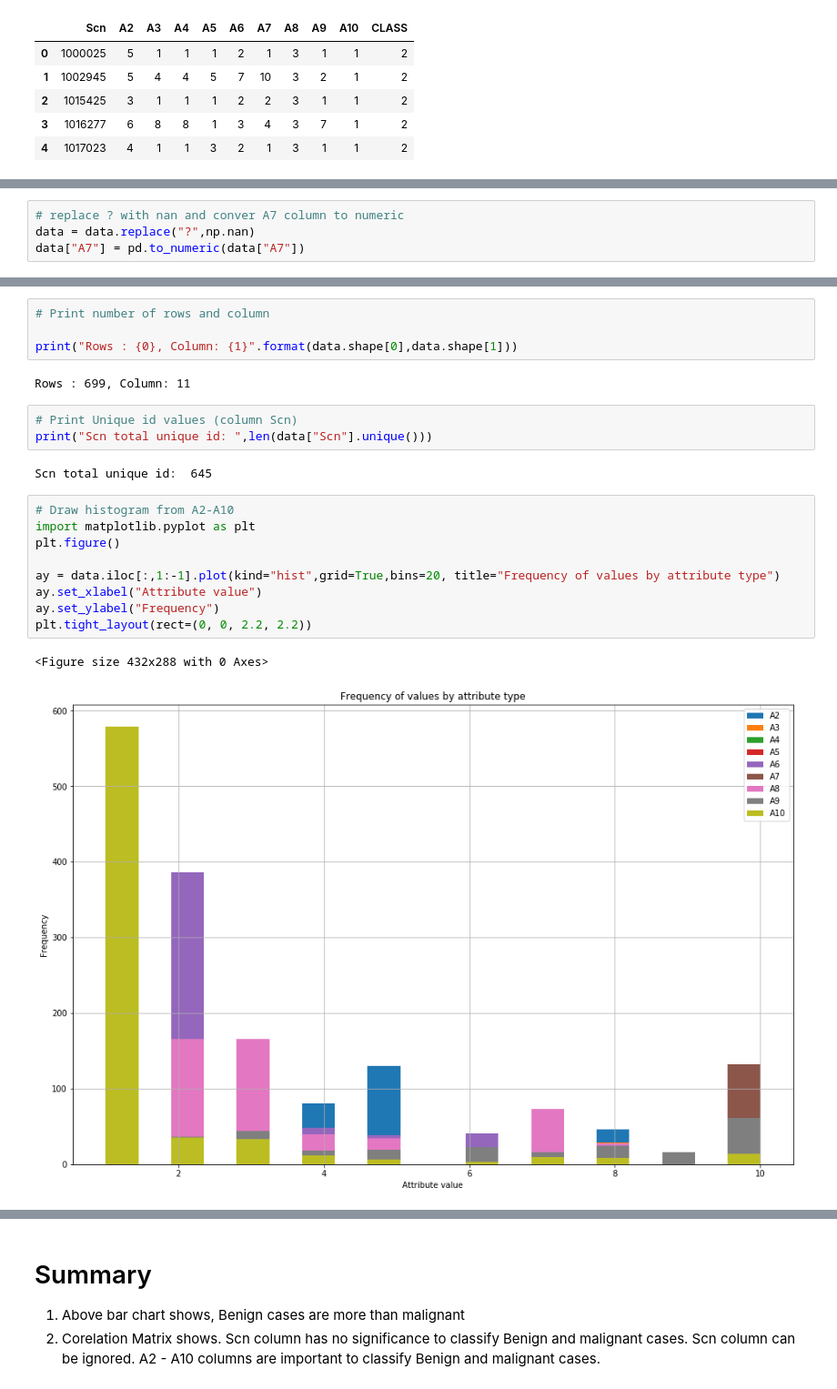
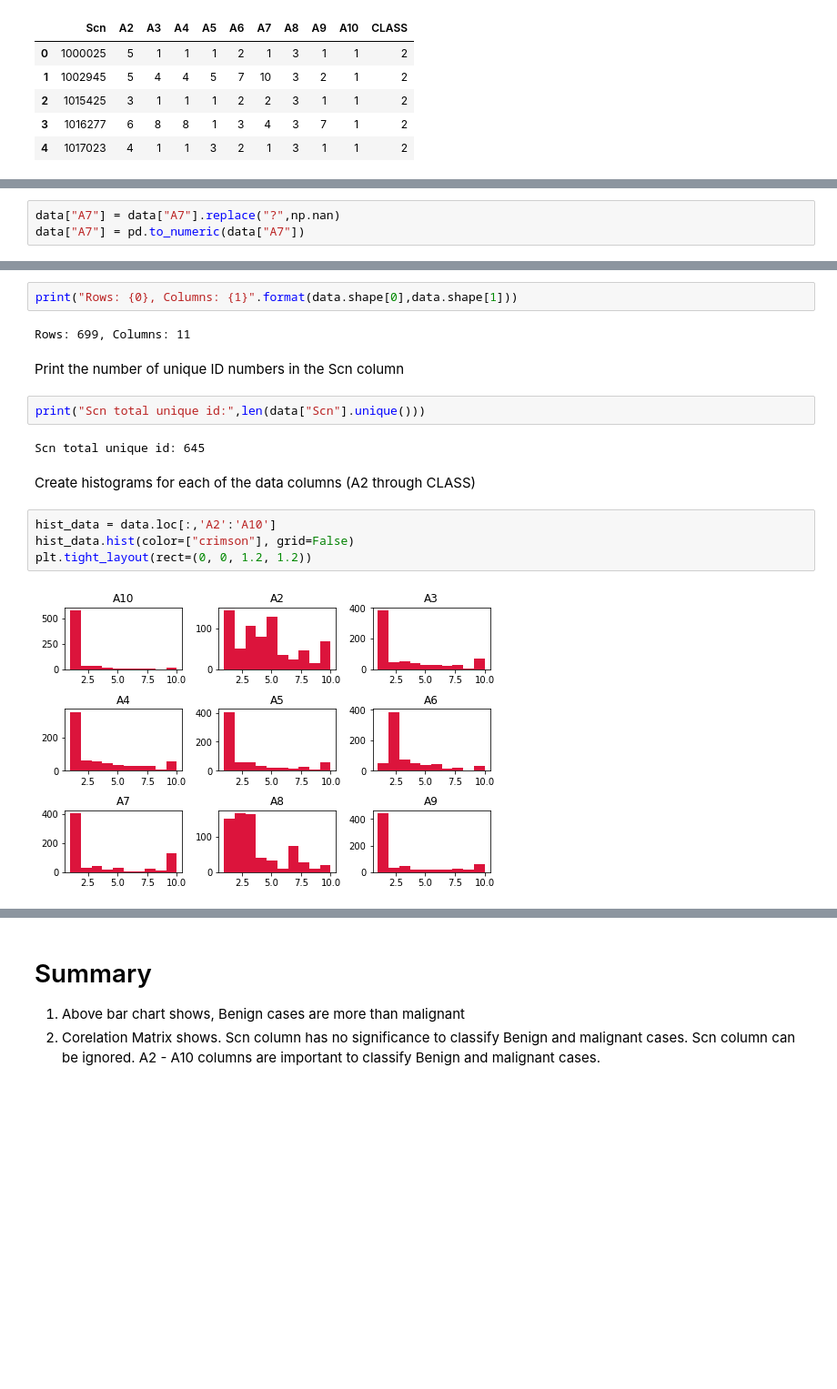
Before and after one commit to iamrajp/G10-PythonProject, a Jupyter notebook: code/Main.ipynb, the cells around one changed output, grey strips where cells are left out. Shown: that part at 91% size. Cells and saved outputs as stored; diff of their text form; blank space fills up the shorter version.

```diff
--- a/code/Main.ipynb
+++ b/code/Main.ipynb
@@ -28,4 +30,3 @@ data.head()
 # %%
-# replace ? with nan and conver A7 column to numeric
-data = data.replace("?",np.nan)
+data["A7"] = data["A7"].replace("?",np.nan)
 data["A7"] = pd.to_numeric(data["A7"])
@@ -67,10 +85,9 @@ max     10.000000   10.000000   10.000000   10.000000   10.000000    4.000000
 # %%
-# Print number of rows and column
-
-print("Rows : {0}, Column: {1}".format(data.shape[0],data.shape[1]))
+print("Rows: {0}, Columns: {1}".format(data.shape[0],data.shape[1]))
 # %% [output]
-Rows : 699, Column: 11
+Rows: 699, Columns: 11
+# %% [markdown]
+Print the number of unique ID numbers in the Scn column
 # %%
-# Print Unique id values (column Scn)
-print("Scn total unique id: ",len(data["Scn"].unique()))
+print("Scn total unique id:",len(data["Scn"].unique()))
 # %% [output]
@@ -78,12 +95,8 @@ Scn total unique id:  645
-# %%
-# Draw histogram from A2-A10
-import matplotlib.pyplot as plt
-plt.figure()
-
-ay = data.iloc[:,1:-1].plot(kind="hist",grid=True,bins=20, title="Frequency of values by attribute type")
-ay.set_xlabel("Attribute value")
-ay.set_ylabel("Frequency")
-plt.tight_layout(rect=(0, 0, 2.2, 2.2))
-# %% [output]
-<Figure size 432x288 with 0 Axes>
-[figure, removed]
+# %% [markdown]
+Create histograms for each of the data columns (A2 through CLASS)
+# %%
+hist_data = data.loc[:,'A2':'A10']
+hist_data.hist(color=["crimson"], grid=False)
+plt.tight_layout(rect=(0, 0, 1.2, 1.2))
+# %% [output]
+[figure, added]
```
Also changed, not shown: parts of 23 cells of this notebook.
